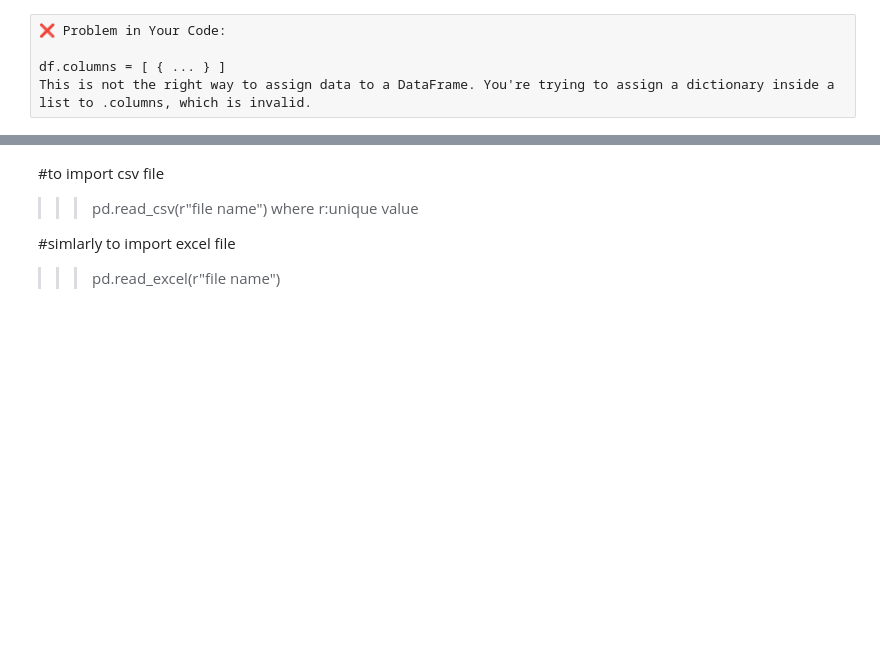
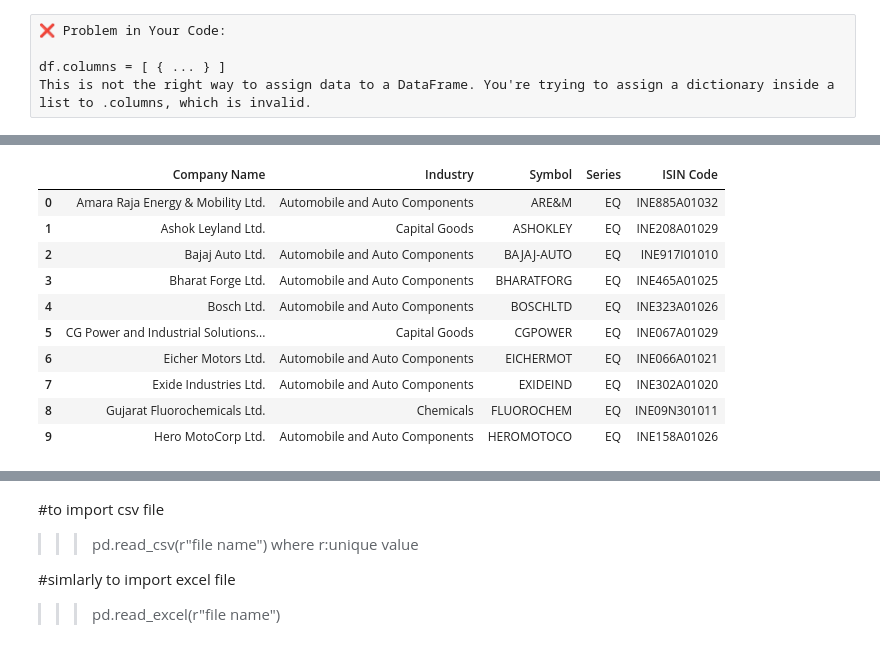
Before and after one commit to Gani757/pandas, a Jupyter notebook: pandas_task.ipynb, the cells around one changed output, grey strips where cells are left out. Cells and saved outputs as stored; diff of their text form; code cells hidden in the pictures; blank space fills up the shorter version.

```diff
--- a/pandas_task.ipynb
+++ b/pandas_task.ipynb
@@ -144,0 +249,6 @@ ValueError: Length mismatch: Expected axis has 0 elements, new values have 3 ele
+# %%
+import pandas as pd
+import numpy as np
+
+df=pd.read_csv(r"C:\Users\91709\Downloads\ind_niftyEv_NewAgeAutomotive_list.csv")
+df
@@ -144,0 +273,15 @@ ValueError: Length mismatch: Expected axis has 0 elements, new values have 3 ele
+# %%
+# to display first 10 rows of a DataFrame
+df.head(10)
+# %% [output]
+|  | Company Name | Industry | Symbol | Series | ISIN Code |
+| 0 | Amara Raja Energy & Mobility Ltd. | Automobile and Auto Components | ARE&M | EQ | INE885A01032 |
+| 1 | Ashok Leyland Ltd. | Capital Goods | ASHOKLEY | EQ | INE208A01029 |
+| 2 | Bajaj Auto Ltd. | Automobile and Auto Components | BAJAJ-AUTO | EQ | INE917I01010 |
+| 3 | Bharat Forge Ltd. | Automobile and Auto Components | BHARATFORG | EQ | INE465A01025 |
+| 4 | Bosch Ltd. | Automobile and Auto Components | BOSCHLTD | EQ | INE323A01026 |
+| 5 | CG Power and Industrial Solutions... | Capital Goods | CGPOWER | EQ | INE067A01029 |
+| 6 | Eicher Motors Ltd. | Automobile and Auto Components | EICHERMOT | EQ | INE066A01021 |
+| 7 | Exide Industries Ltd. | Automobile and Auto Components | EXIDEIND | EQ | INE302A01020 |
+| 8 | Gujarat Fluorochemicals Ltd. | Chemicals | FLUOROCHEM | EQ | INE09N301011 |
+| 9 | Hero MotoCorp Ltd. | Automobile and Auto Components | HEROMOTOCO | EQ | INE158A01026 |
```
Also changed, not shown: parts of 45 cells of this notebook.
